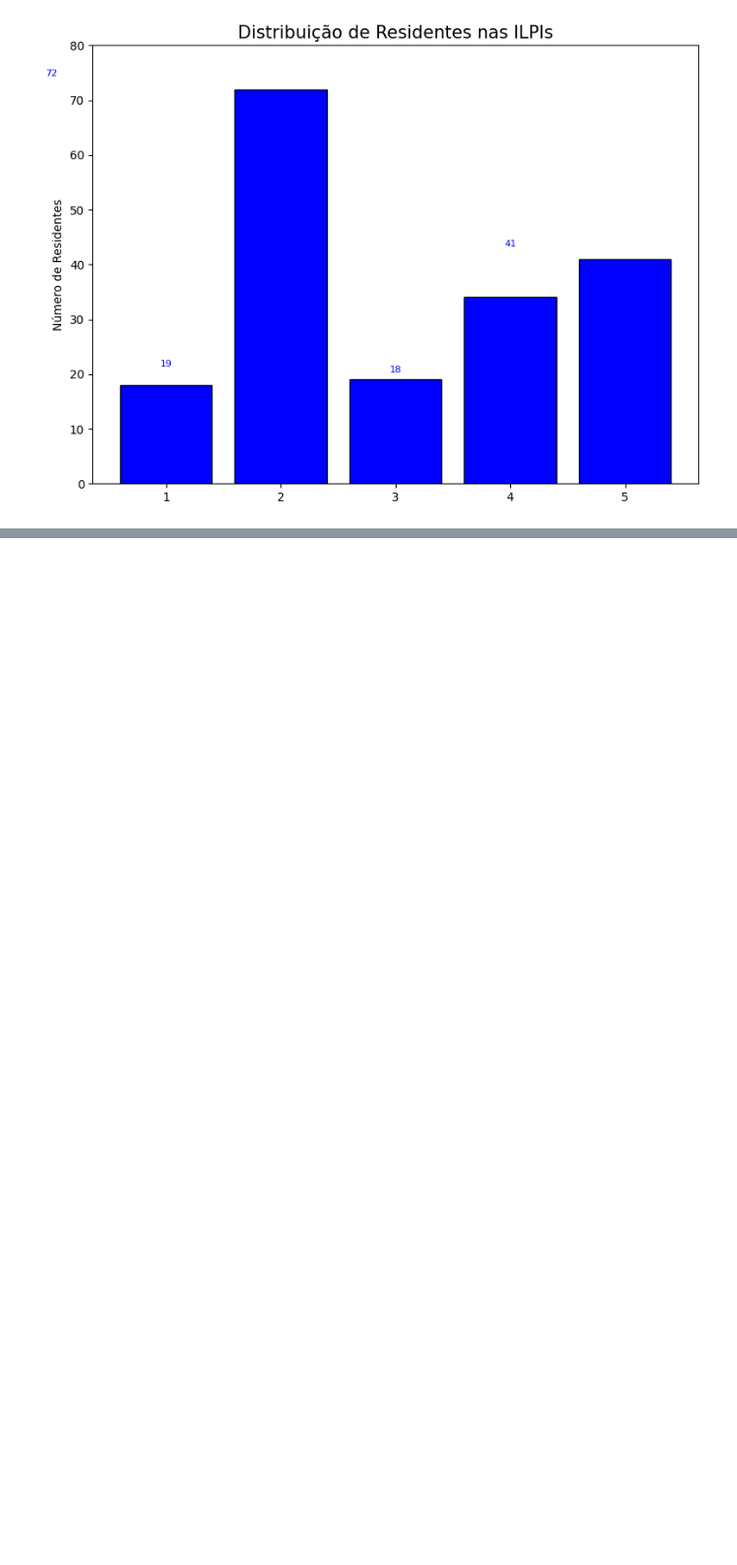
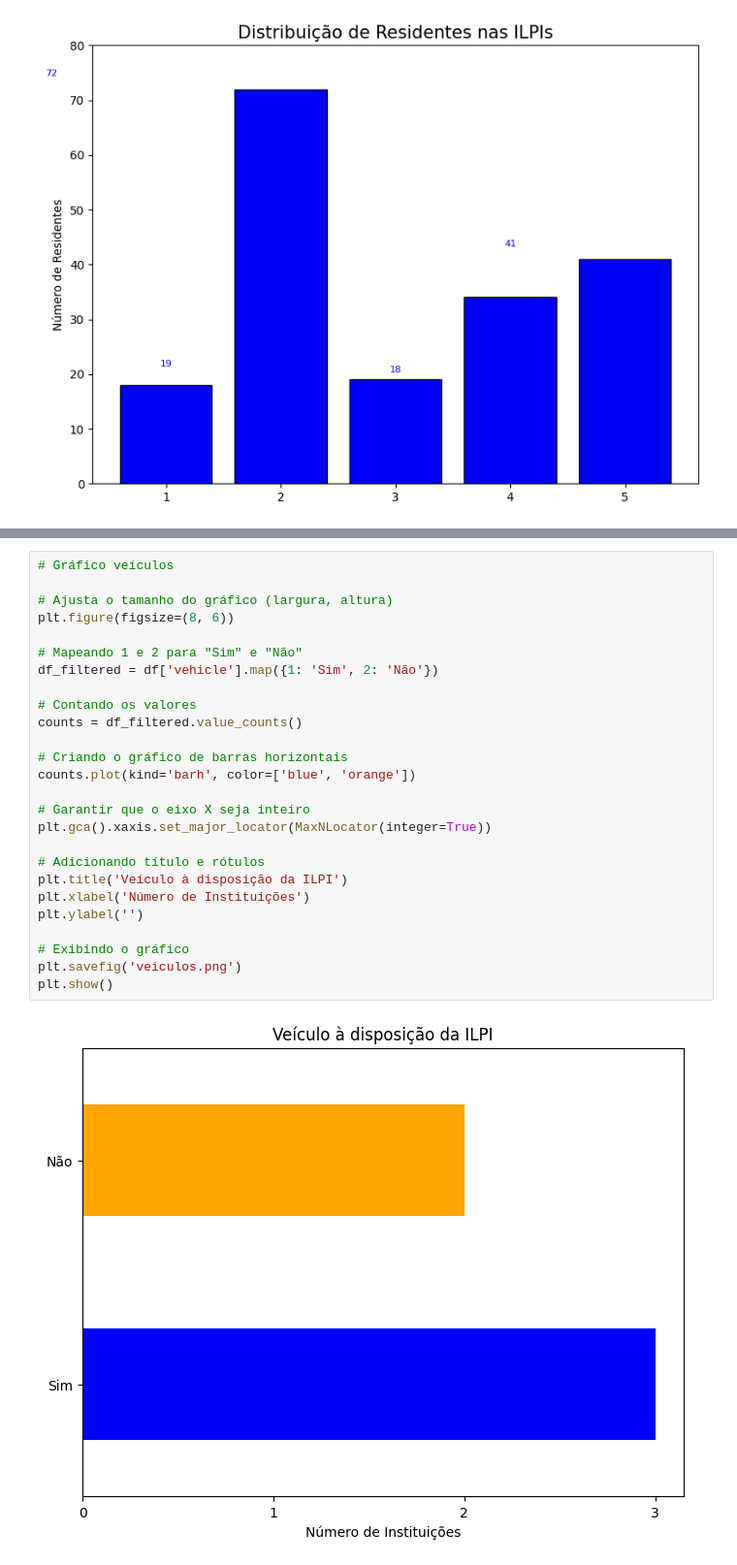
Before and after one commit to MJRSBR/VIDAEPAUTA, a Jupyter notebook: monitoramento_ILPI.ipynb, the cells around one changed output, grey strips where cells are left out. Shown: that part at 97% size. Drawn from its saved outputs; the diff is of its cells as text; blank space fills up the shorter version.

```diff
--- a/monitoramento_ILPI.ipynb
+++ b/monitoramento_ILPI.ipynb
@@ -63,0 +143,28 @@ plt.show()
+# %%
+# Gráfico veículos
+
+# Ajusta o tamanho do gráfico (largura, altura)
+plt.figure(figsize=(8, 6))
+
+# Mapeando 1 e 2 para "Sim" e "Não"
+df_filtered = df['vehicle'].map({1: 'Sim', 2: 'Não'})
+
+# Contando os valores
+counts = df_filtered.value_counts()
+
+# Criando o gráfico de barras horizontais
+counts.plot(kind='barh', color=['blue', 'orange'])
+
+# Garantir que o eixo X seja inteiro
+plt.gca().xaxis.set_major_locator(MaxNLocator(integer=True))
+
+# Adicionando título e rótulos
+plt.title('Veículo à disposição da ILPI')
+plt.xlabel('Número de Instituições')
+plt.ylabel('')
+
+# Exibindo o gráfico
+plt.savefig('veiculos.png')
+plt.show()
+# %% [output]
+[figure, added]
```
Also changed, not shown: parts of 39 cells of this notebook, 4 other files.
